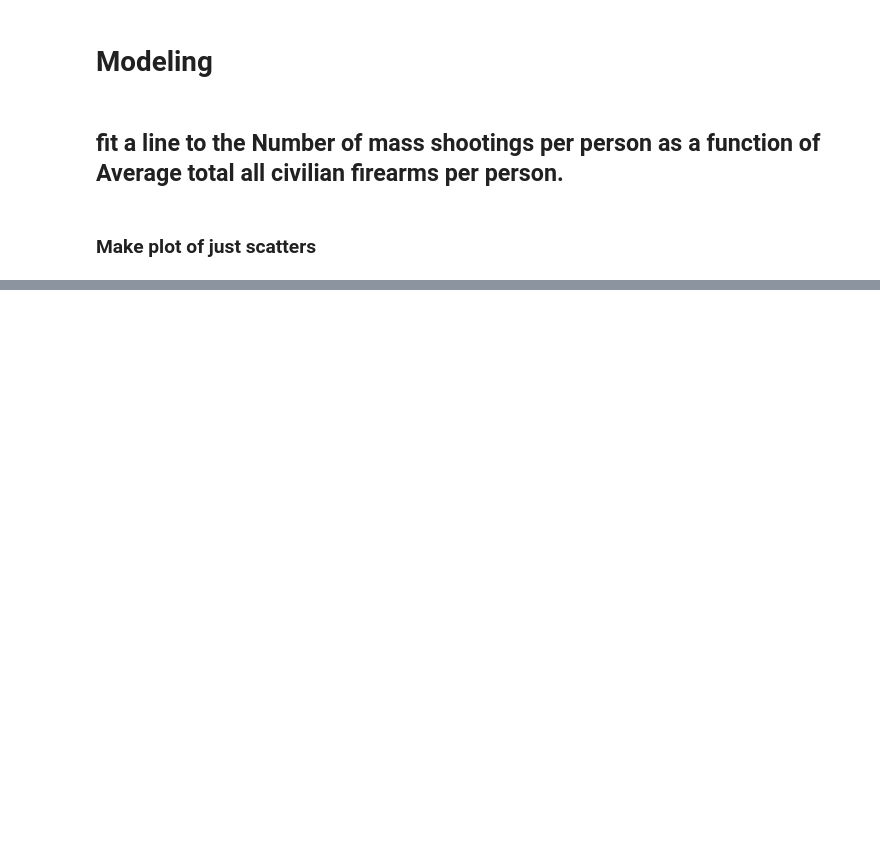
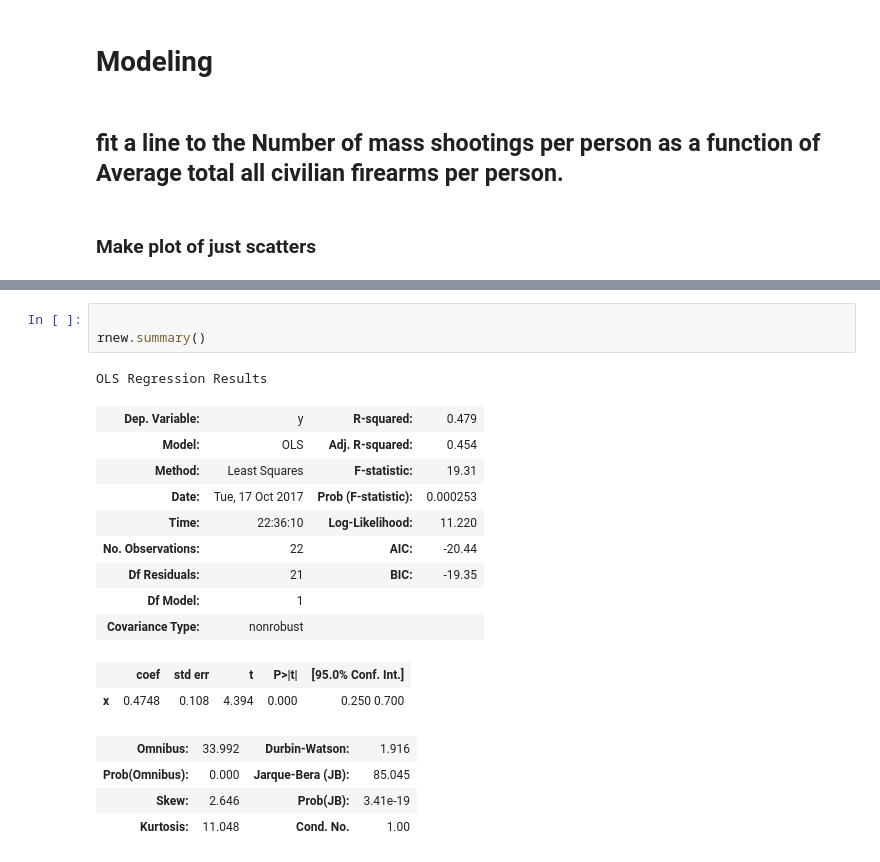
Before and after one commit to ep2247/PUI2017_ep2247, a Jupyter notebook: HW5_ep2247/HW5_3_ep2247.ipynb, the cells around one changed output, grey strips where cells are left out. Cells and saved outputs as stored; diff of their text form; blank space fills up the shorter version.

```diff
--- a/HW5_ep2247/HW5_3_ep2247.ipynb
+++ b/HW5_ep2247/HW5_3_ep2247.ipynb
@@ -422,0 +389,20 @@ pl.show()
+# %%
+
+rnew.summary()
+# %% [output]
+OLS Regression Results
+| Dep. Variable: | y | R-squared: | 0.479 |
+| Model: | OLS | Adj. R-squared: | 0.454 |
+| Method: | Least Squares | F-statistic: | 19.31 |
+| Date: | Tue, 17 Oct 2017 | Prob (F-statistic): | 0.000253 |
+| Time: | 22:36:10 | Log-Likelihood: | 11.220 |
+| No. Observations: | 22 | AIC: | -20.44 |
+| Df Residuals: | 21 | BIC: | -19.35 |
+| Df Model: | 1 |  |  |
+| Covariance Type: | nonrobust |  |  |
+|  | coef | std err | t | P>|t| | [95.0% Conf. Int.] |
+| x | 0.4748 | 0.108 | 4.394 | 0.000 | 0.250 0.700 |
+| Omnibus: | 33.992 | Durbin-Watson: | 1.916 |
+| Prob(Omnibus): | 0.000 | Jarque-Bera (JB): | 85.045 |
+| Skew: | 2.646 | Prob(JB): | 3.41e-19 |
+| Kurtosis: | 11.048 | Cond. No. | 1.00 |
```
Also changed, not shown: parts of 14 cells of this notebook, 1 other file.
